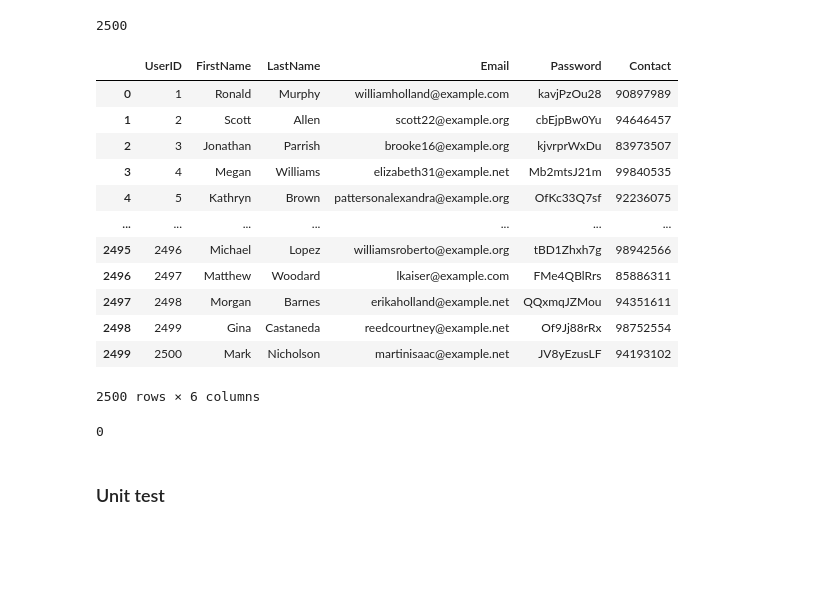
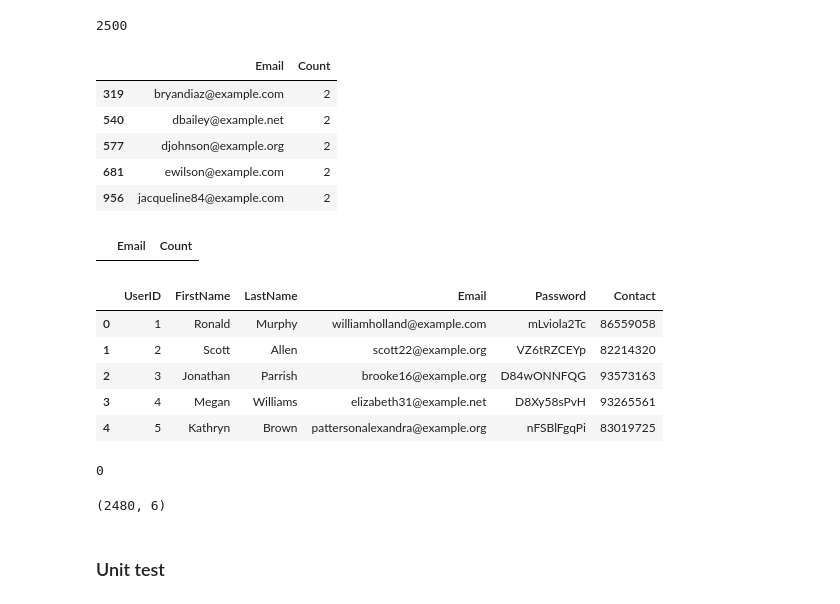
Before and after one commit to Black-Seal/ShareIt, a Jupyter notebook: notebooks/data_population.ipynb, the cells around one changed output. Cells and saved outputs as stored; diff of their text form; code cells hidden in the pictures; blank space fills up the shorter version.

```diff
--- a/notebooks/data_population.ipynb
+++ b/notebooks/data_population.ipynb
@@ -62,7 +62,7 @@ Index(['UserID', 'Name', 'EmailAddress', 'Username', 'DateofBirth', 'Gender',
 # %%
 users[['FirstName', 'LastName']] = users['Name'].str.split(' ', n = 1, expand=True)
 # %%
-users2 = users[["UserID", "FirstName", "LastName", "EmailAddress"]].copy()
+users2 = users[["FirstName", "LastName", "EmailAddress"]].copy()
 # %%
 users2 = users2.rename(columns={'EmailAddress': 'Email'})
 # %%
@@ -119,28 +112,44 @@ def generate_password(length=10):
     return ''.join(random.choice(characters) for i in range(length))
 # %%
 users2['Password'] = users.apply(lambda x: generate_password(), axis=1)
+# %%
+groupby = users2.groupby('Email').size().reset_index(name='Count')
+groupby[groupby['Count'] > 1].head()
+# %% [output]
+|  | Email | Count |
+| 319 | bryandiaz@example.com | 2 |
+| 540 | dbailey@example.net | 2 |
+| 577 | djohnson@example.org | 2 |
+| 681 | ewilson@example.com | 2 |
+| 956 | jacqueline84@example.com | 2 |
+# %%
+users2 = users2.drop_duplicates(subset=['Email'], keep='first')
+# %%
+groupby = users2.groupby('Email').size().reset_index(name='Count')
+groupby[groupby['Count'] > 1].head()
+# %% [output]
+|  | Email | Count |
+# %%
+users2['UserID'] = range(1, len(users2) + 1)
 # %%
 users2 = users2[["UserID", "FirstName", "LastName", "Email", "Password", "Contact"]]
 # %%
-users2
+users2.head()
 # %% [output]
 |  | UserID | FirstName | LastName | Email | Password | Contact |
-| 0 | 1 | Ronald | Murphy | williamholland@example.com | kavjPzOu28 | 90897989 |
-| 1 | 2 | Scott | Allen | scott22@example.org | cbEjpBw0Yu | 94646457 |
-| 2 | 3 | Jonathan | Parrish | brooke16@example.org | kjvrprWxDu | 83973507 |
-| 3 | 4 | Megan | Williams | elizabeth31@example.net | Mb2mtsJ21m | 99840535 |
-| 4 | 5 | Kathryn | Brown | pattersonalexandra@example.org | OfKc33Q7sf | 92236075 |
-| ... | ... | ... | ... | ... | ... | ... |
-| 2495 | 2496 | Michael | Lopez | williamsroberto@example.org | tBD1Zhxh7g | 98942566 |
-| 2496 | 2497 | Matthew | Woodard | lkaiser@example.com | FMe4QBlRrs | 85886311 |
-| 2497 | 2498 | Morgan | Barnes | erikaholland@example.net | QQxmqJZMou | 94351611 |
-| 2498 | 2499 | Gina | Castaneda | reedcourtney@example.net | Of9Jj88rRx | 98752554 |
-| 2499 | 2500 | Mark | Nicholson | martinisaac@example.net | JV8yEzusLF | 94193102 |
+| 0 | 1 | Ronald | Murphy | williamholland@example.com | mLviola2Tc | 86559058 |
+| 1 | 2 | Scott | Allen | scott22@example.org | VZ6tRZCEYp | 82214320 |
+| 2 | 3 | Jonathan | Parrish | brooke16@example.org | D84wONNFQG | 93573163 |
+| 3 | 4 | Megan | Williams | elizabeth31@example.net | D8Xy58sPvH | 93265561 |
+| 4 | 5 | Kathryn | Brown | pattersonalexandra@example.org | nFSBlFgqPi | 83019725 |
-2500 rows × 6 columns
 # %%
 users2.isna().sum().sum()
 # %% [output]
 0
+# %%
+users2.shape
+# %% [output]
+(2480, 6)
 # %% [markdown]
 ### Unit test
 # %%
```
Also changed, not shown: parts of 11 cells of this notebook.
